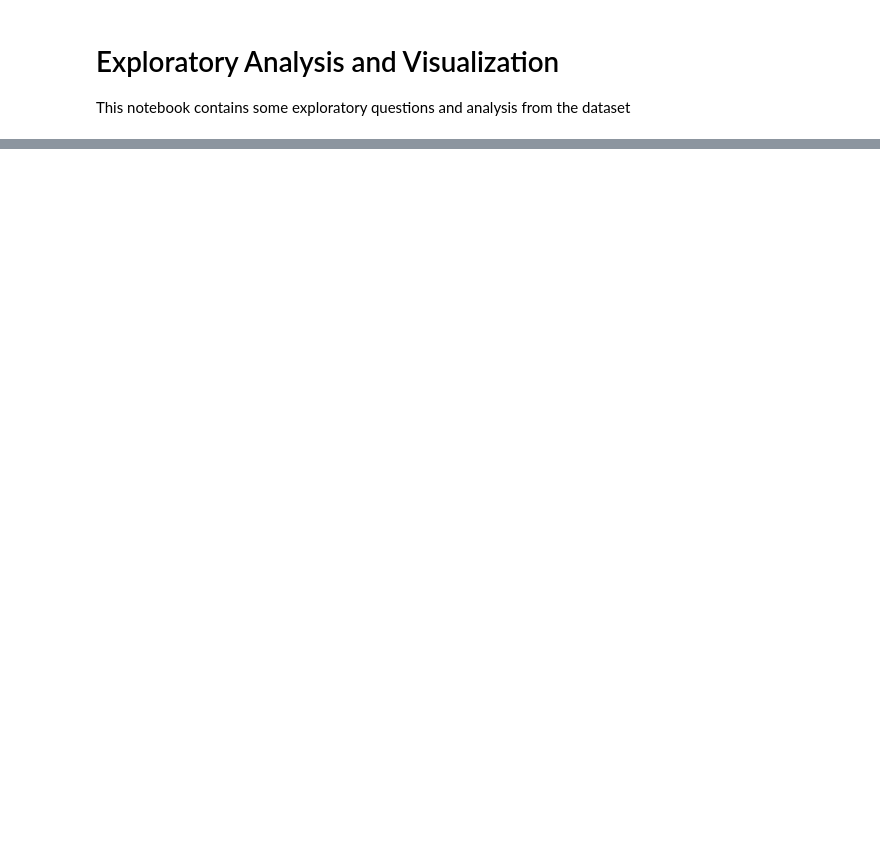
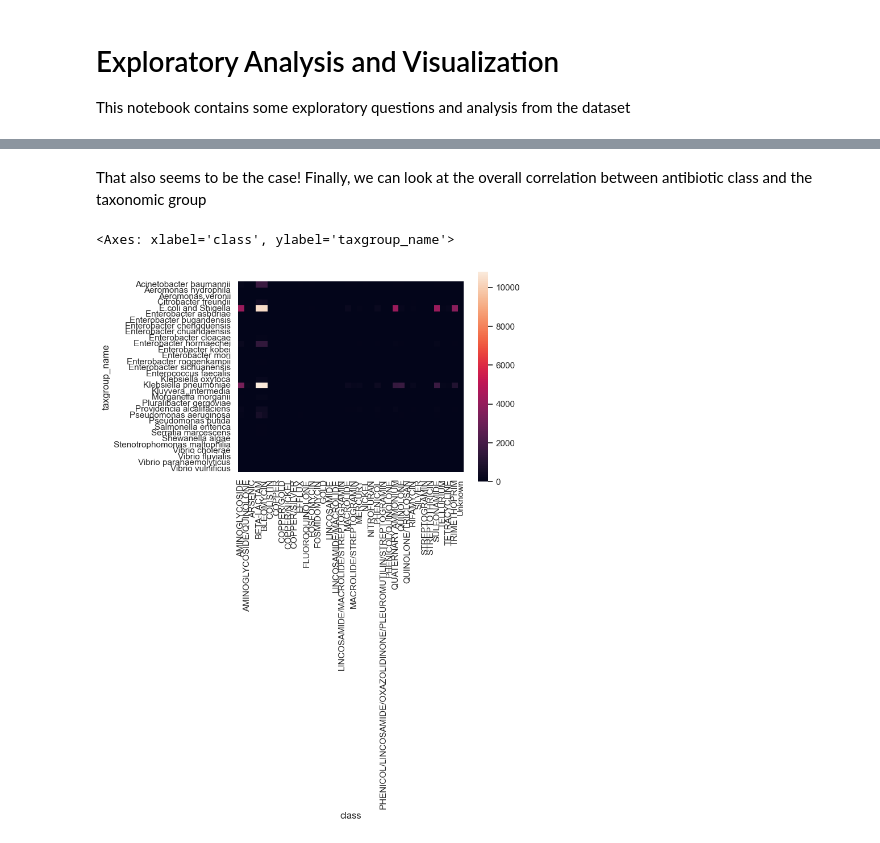
Before and after one commit to juanu/ndm-global, a Jupyter notebook: notebooks/2_ExploratoryAnalysis.ipynb, the cells around one changed output, grey strips where cells are left out. Cells and saved outputs as stored; diff of their text form; code cells hidden in the pictures; blank space fills up the shorter version.

```diff
--- a/notebooks/2_ExploratoryAnalysis.ipynb
+++ b/notebooks/2_ExploratoryAnalysis.ipynb
@@ -18,0 +84,14 @@ df.head()
+# %% [markdown]
+That also seems to be the case! Finally, we can look at the overall correlation between antibiotic class and the taxonomic group
+# %%
+sns.heatmap(pd.pivot_table(df_unique[["taxgroup_name","class"]],
+               index=["taxgroup_name"],
+               columns="class",
+               aggfunc=len,
+               fill_value=0),
+               square=True,
+               xticklabels=True,
+               yticklabels=True)
+# %% [output]
+<Axes: xlabel='class', ylabel='taxgroup_name'>
+[figure, added]
```
Also changed, not shown: parts of 9 cells of this notebook.
